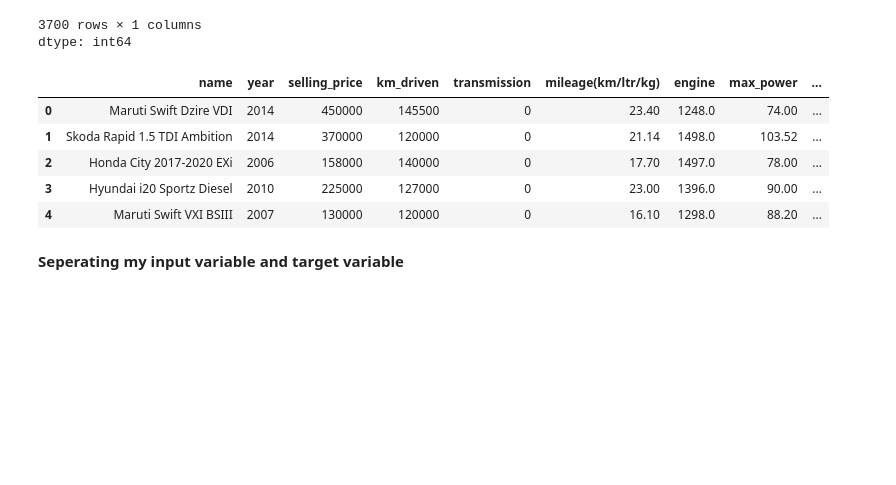
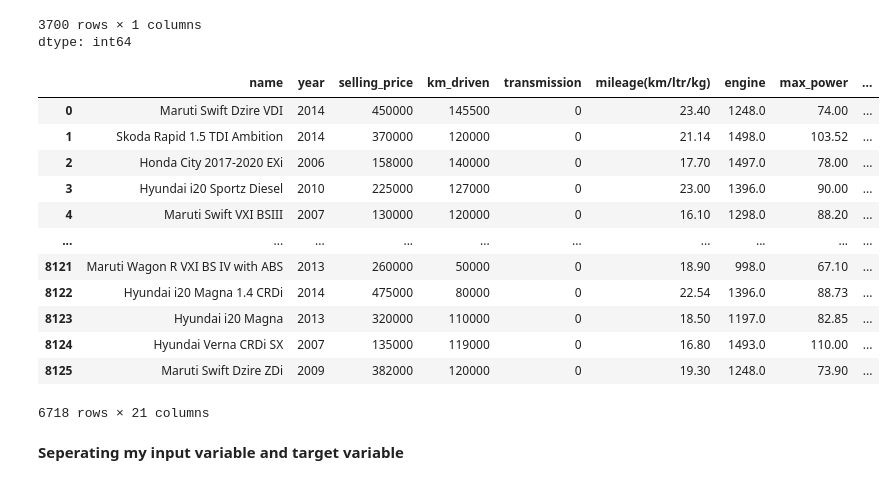
Before and after one commit to Love1117/Machine_learning-Projects, a Jupyter notebook: Machine_Learning Project/01_Supervised- Machine Learning/01_Linear_Regression/Car_price_prediction/Car_price_prediction1.ipynb, the cells around one changed output. Cells and saved outputs as stored; diff of their text form; code cells hidden in the pictures; blank space fills up the shorter version.

```diff
--- a/Machine_Learning Project/01_Supervised- Machine Learning/01_Linear_Regression/Car_price_prediction/Car_price_prediction1.ipynb
+++ b/Machine_Learning Project/01_Supervised- Machine Learning/01_Linear_Regression/Car_price_prediction/Car_price_prediction1.ipynb
@@ -99,15 +99,27 @@ dtype: int64
 # %%
 # creating a target mean for car and year (converting from text to numeric)
 target_mean = df.groupby('car_model and year')['selling_price'].mean().to_dict()
 df['car_model_ and year encoded'] = df['car_model and year'].map(target_mean)
 df.head()
+
+
+freq_car_name = df["name"].value_counts()
+df["freq_name"] = df["name"].map(freq_car_name)
+df
 # %% [output]
 |  | name | year | selling_price | km_driven | transmission | mileage(km/ltr/kg) | engine | max_power | ... |
 | 0 | Maruti Swift Dzire VDI | 2014 | 450000 | 145500 | 0 | 23.40 | 1248.0 | 74.00 | ... |
 | 1 | Skoda Rapid 1.5 TDI Ambition | 2014 | 370000 | 120000 | 0 | 21.14 | 1498.0 | 103.52 | ... |
 | 2 | Honda City 2017-2020 EXi | 2006 | 158000 | 140000 | 0 | 17.70 | 1497.0 | 78.00 | ... |
 | 3 | Hyundai i20 Sportz Diesel | 2010 | 225000 | 127000 | 0 | 23.00 | 1396.0 | 90.00 | ... |
 | 4 | Maruti Swift VXI BSIII | 2007 | 130000 | 120000 | 0 | 16.10 | 1298.0 | 88.20 | ... |
+| ... | ... | ... | ... | ... | ... | ... | ... | ... | ... |
+| 8121 | Maruti Wagon R VXI BS IV with ABS | 2013 | 260000 | 50000 | 0 | 18.90 | 998.0 | 67.10 | ... |
+| 8122 | Hyundai i20 Magna 1.4 CRDi | 2014 | 475000 | 80000 | 0 | 22.54 | 1396.0 | 88.73 | ... |
+| 8123 | Hyundai i20 Magna | 2013 | 320000 | 110000 | 0 | 18.50 | 1197.0 | 82.85 | ... |
+| 8124 | Hyundai Verna CRDi SX | 2007 | 135000 | 119000 | 0 | 16.80 | 1493.0 | 110.00 | ... |
+| 8125 | Maruti Swift Dzire ZDi | 2009 | 382000 | 120000 | 0 | 19.30 | 1248.0 | 73.90 | ... |
+6718 rows × 21 columns
 # %%
 #dropping irrelevant columns
 df = df.drop(columns=["name","car_model and year"])
```
Also changed, not shown: parts of 3 cells of this notebook.
